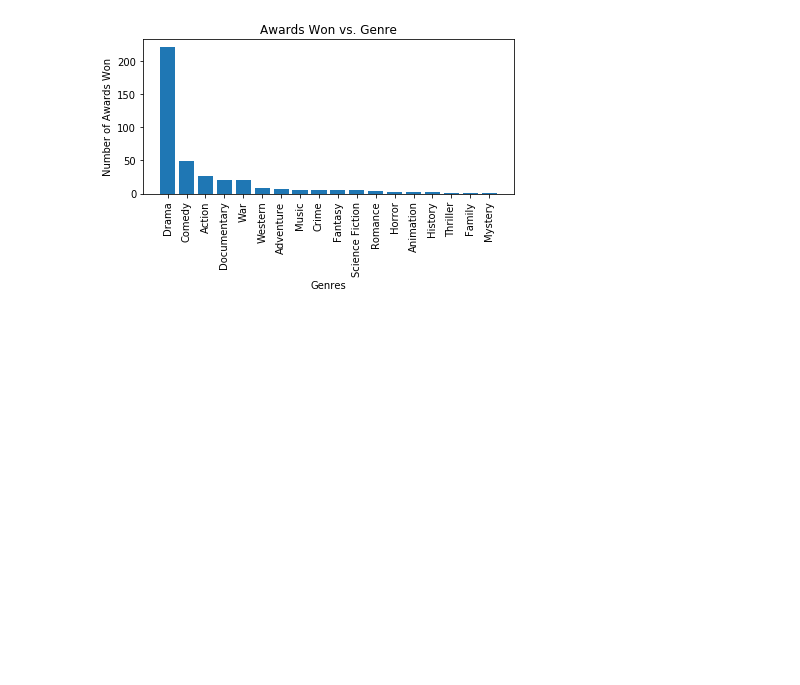
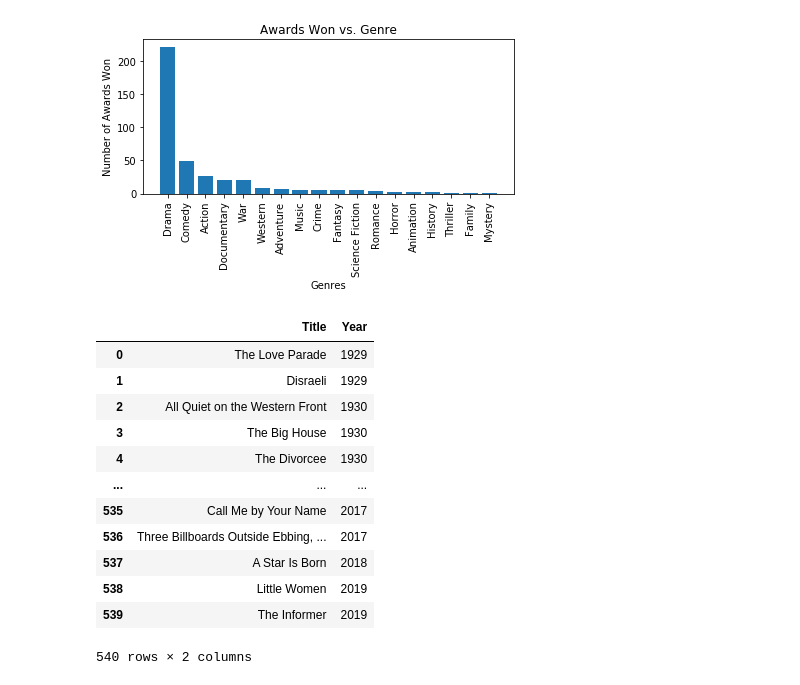
Before and after one commit to alextorres12/Group1_Project1, a Jupyter notebook: visualization.ipynb, the cells around one changed output. Cells and saved outputs as stored; diff of their text form; code cells hidden in the pictures; blank space fills up the shorter version.

```diff
--- a/visualization.ipynb
+++ b/visualization.ipynb
@@ -30,0 +44,20 @@ plt.savefig('Output/Award_by_Genre.png')
+# %%
+release_year=pd.read_csv('Output/best_picture_omdb_dataframe.csv')
+year_data=release_year[['Title', 'Year']].dropna()
+year_data=year_data.sort_values('Year')
+year_data=year_data.reset_index(drop=True)
+year_data
+# %% [output]
+|  | Title | Year |
+| 0 | The Love Parade | 1929 |
+| 1 | Disraeli | 1929 |
+| 2 | All Quiet on the Western Front | 1930 |
+| 3 | The Big House | 1930 |
+| 4 | The Divorcee | 1930 |
+| ... | ... | ... |
+| 535 | Call Me by Your Name | 2017 |
+| 536 | Three Billboards Outside Ebbing, ... | 2017 |
+| 537 | A Star Is Born | 2018 |
+| 538 | Little Women | 2019 |
+| 539 | The Informer | 2019 |
+540 rows × 2 columns
```
Also changed, not shown: parts of 13 cells of this notebook, 11 other files.
